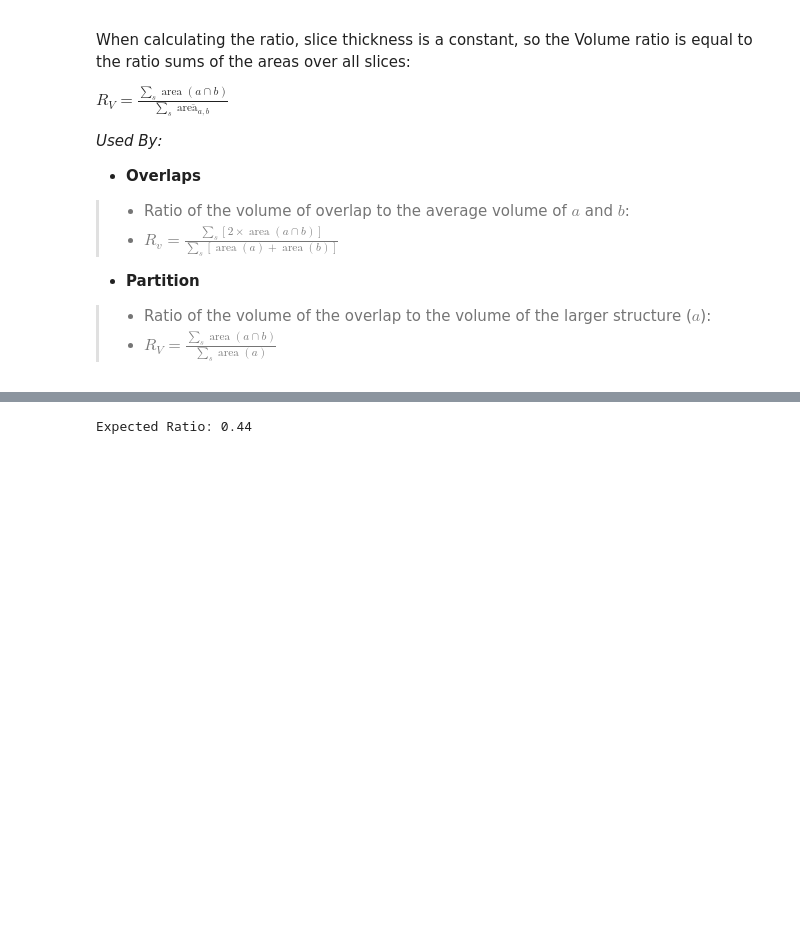
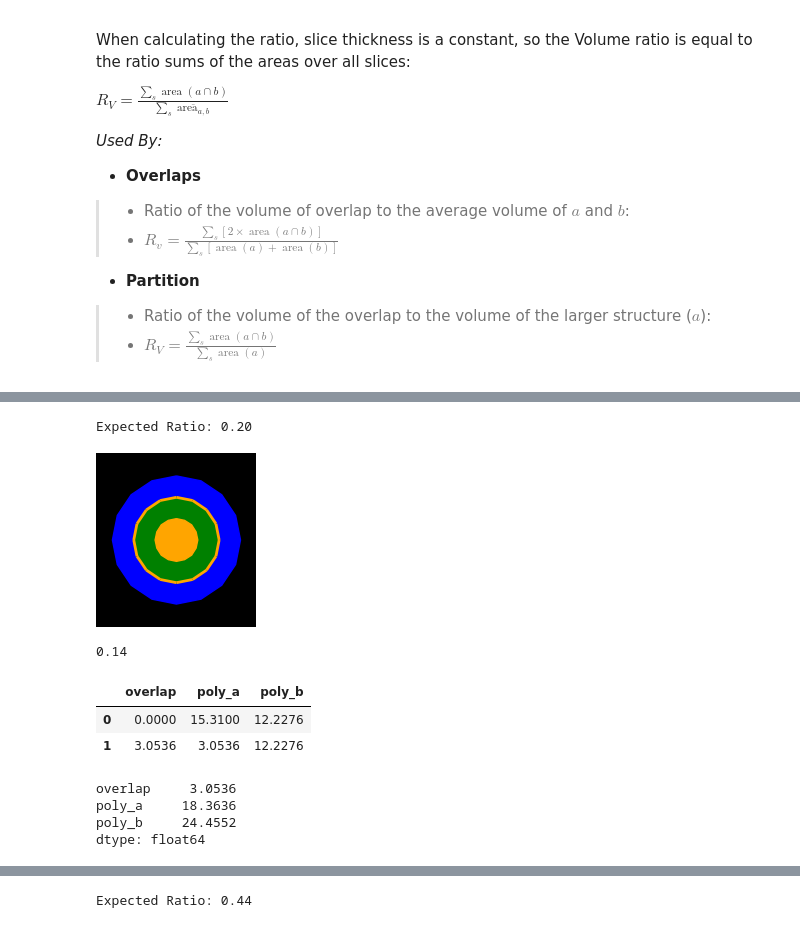
Before and after one commit to GregSal/StructureRelations, a Jupyter notebook: src/ContourMetricTests.ipynb, the cells around one changed output, grey strips where cells are left out. Drawn from its saved outputs; the diff is of its cells as text; code cells hidden in the pictures; blank space fills up the shorter version.

Commit message:
Identified bug in Ratio of Volumes

```diff
--- a/src/ContourMetricTests.ipynb
+++ b/src/ContourMetricTests.ipynb
@@ -705,0 +747,25 @@ def overlaps_archipelago_simple_example():
+# %%
+a, b = overlaps_archipelago_simple_example1()
+ax = plot_ab(a.contour, b.contour)
+relation_binary = relate(a,b)
+relation = identify_relation(relation_binary)
+print(volume_ratio(a, b, relation, PRECISION))
+# %% [output]
+Expected Ratio: 0.20
+[figure, added]
+0.14
+# %%
+areas = related_areas(a, b)
+areas
+# %% [output]
+|  | overlap | poly_a | poly_b |
+| 0 | 0.0000 | 15.3100 | 12.2276 |
+| 1 | 3.0536 | 3.0536 | 12.2276 |
+# %%
+total_areas = areas.apply(sum)
+total_areas
+# %% [output]
+overlap     3.0536
+poly_a     18.3636
+poly_b     24.4552
+dtype: float64
```
Also changed, not shown: parts of 39 cells of this notebook, 2 other files.
